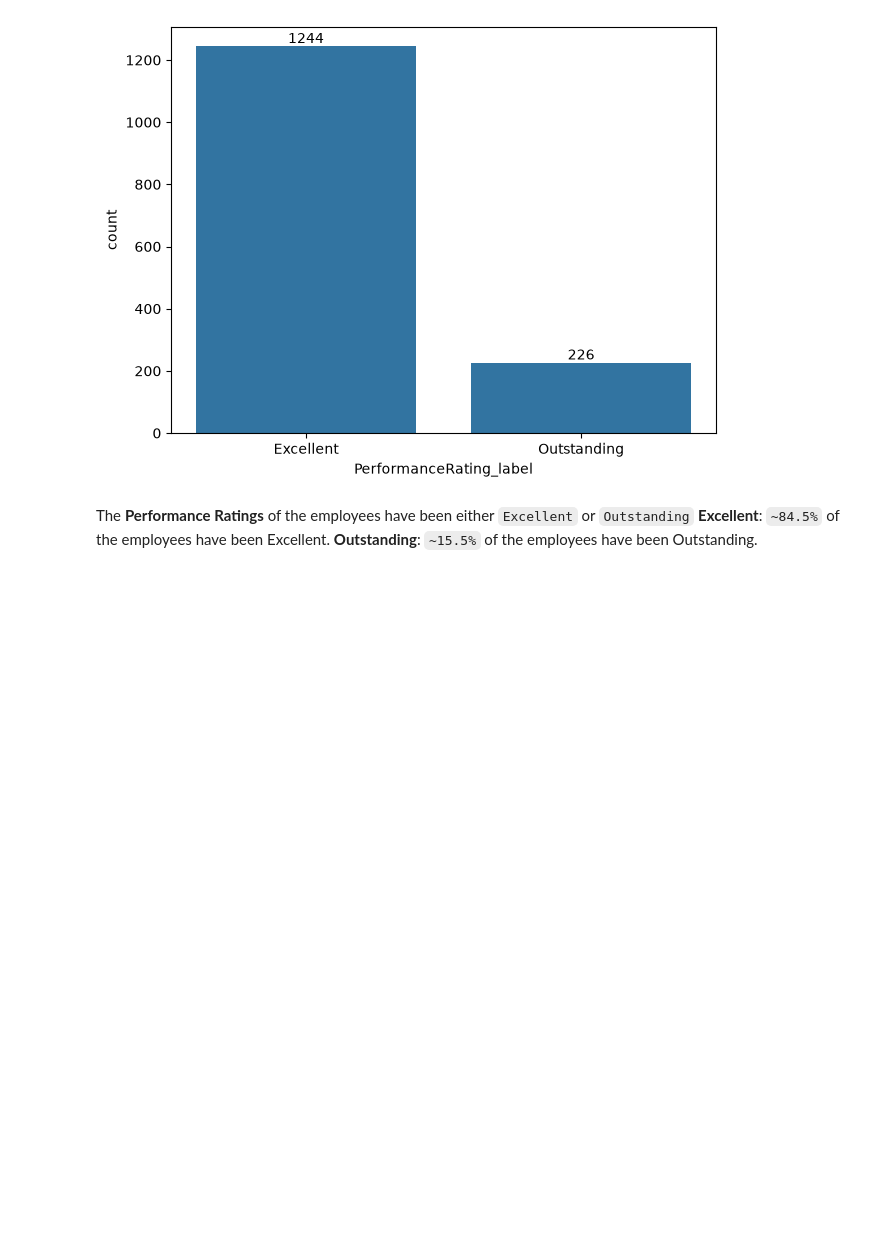
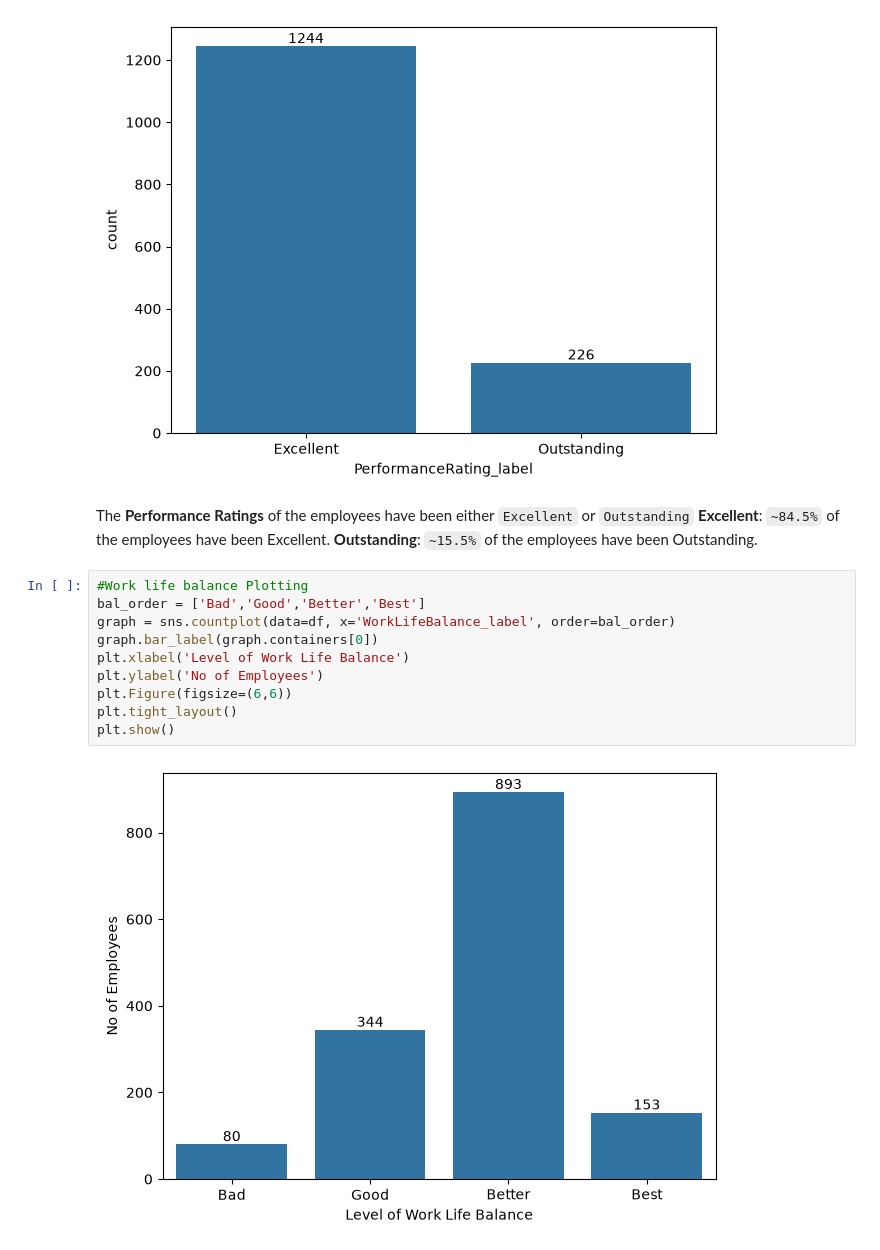
Before and after one commit to praveenkumar231205/ibm-hr-analytics-python, a Jupyter notebook: 01_eda_and_insights.ipynb, the cells around one changed output. Saved outputs shown, nothing was run; the diff lists cells and outputs as text; blank space fills up the shorter version.

Commit message:
Work Life Balance plotted

```diff
--- a/01_eda_and_insights.ipynb
+++ b/01_eda_and_insights.ipynb
@@ -240,3 +240,15 @@ plt.plot()
 The **Performance Ratings** of the employees have been either `Excellent` or `Outstanding`
 **Excellent**: `~84.5%` of the employees have been Excellent.
 **Outstanding**: `~15.5%` of the employees have been Outstanding.
+# %%
+#Work life balance Plotting
+bal_order = ['Bad','Good','Better','Best']
+graph = sns.countplot(data=df, x='WorkLifeBalance_label', order=bal_order)
+graph.bar_label(graph.containers[0])
+plt.xlabel('Level of Work Life Balance')
+plt.ylabel('No of Employees')
+plt.Figure(figsize=(6,6))
+plt.tight_layout()
+plt.show()
+# %% [output]
+[figure, added]
```
